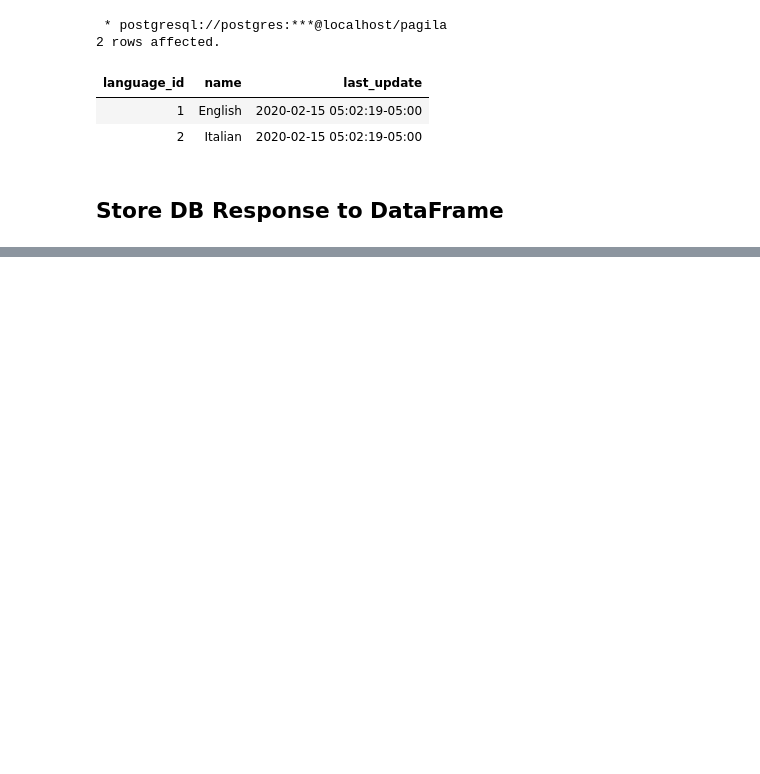
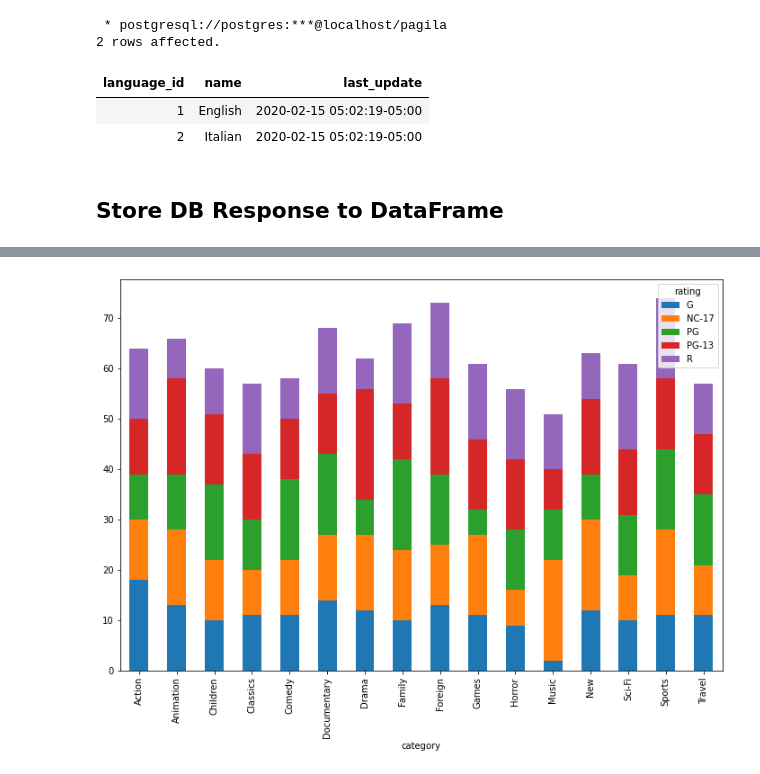
Before and after one commit to HKuz/Using_Databases_in_Python, a Jupyter notebook: Database_Demo_Code.ipynb, the cells around one changed output, grey strips where cells are left out. Cells and saved outputs as stored; diff of their text form; code cells hidden in the pictures; blank space fills up the shorter version.

Commit message:
feat: update visualizations, clean up code

```diff
--- a/Database_Demo_Code.ipynb
+++ b/Database_Demo_Code.ipynb
@@ -219,0 +214,4 @@ Name: category, dtype: int64
+# %%
+df_plot = films.groupby(['rating', 'category']).size().reset_index().pivot(columns='rating', index='category', values=0)
+
+df_plot
@@ -219,0 +237,4 @@ Name: category, dtype: int64
+# %%
+df_plot.plot(kind='bar',stacked=True, figsize=(12, 8));
+# %% [output]
+[figure, added]
```
Also changed, not shown: parts of 11 cells of this notebook.
